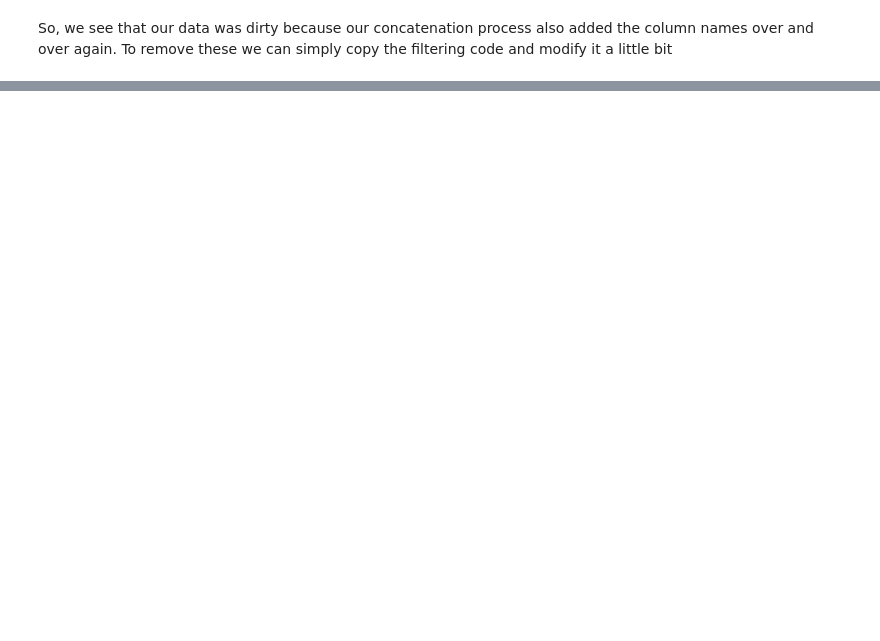
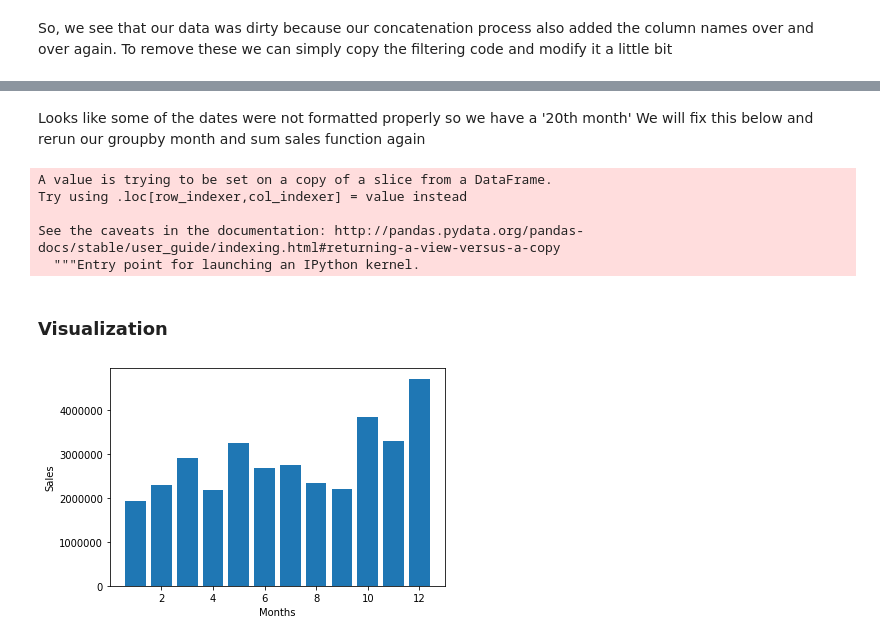
Before and after one commit to paulowe/SalesAnalytics, a Jupyter notebook: salesAnalysis.ipynb, the cells around one changed output, grey strips where cells are left out. Drawn from its saved outputs; the diff is of its cells as text; code cells hidden in the pictures; blank space fills up the shorter version.

Commit message:
matplotlib bar charts for yearly sales analysis

```diff
--- a/salesAnalysis.ipynb
+++ b/salesAnalysis.ipynb
@@ -127,0 +77,5 @@ See the caveats in the documentation: http://pandas.pydata.org/pandas-docs/stabl
+# %%
+# Month column
+all_data['Month'] = all_data['Order Date'].str[0:2]
+pd.to_numeric(all_data['Month'])
+all_data.head()
@@ -127,0 +89,8 @@ See the caveats in the documentation: http://pandas.pydata.org/pandas-docs/stabl
+# %%
+# Step 1: Multiply qty by price
+
+all_data['Quantity Ordered'] = pd.to_numeric(all_data['Quantity Ordered'])
+all_data['Price Each'] = pd.to_numeric(all_data['Price Each'])
+
+all_data['Sales'] = all_data['Quantity Ordered'] * all_data['Price Each']
+all_data.head()
@@ -127,0 +124,3 @@ See the caveats in the documentation: http://pandas.pydata.org/pandas-docs/stabl
+# %%
+wrong_month_data = all_data[all_data['Month'] == '20']
+wrong_month_data.head()
@@ -127,0 +134,28 @@ See the caveats in the documentation: http://pandas.pydata.org/pandas-docs/stabl
+# %% [markdown]
+Looks like some of the dates were not formatted properly so we have a '20th month'
+We will fix this below and rerun our groupby month and sum sales function again
+# %%
+wrong_month_data['Month'] = wrong_month_data['Order Date'].str[5:7]
+
+wrong_month_data.head()
+
+all_data[all_data['Month'] == '20'] = wrong_month_data
+results = all_data.groupby('Month').sum()
+# %% [output]
+A value is trying to be set on a copy of a slice from a DataFrame.
+Try using .loc[row_indexer,col_indexer] = value instead
+
+See the caveats in the documentation: http://pandas.pydata.org/pandas-docs/stable/user_guide/indexing.html#returning-a-view-versus-a-copy
+  """Entry point for launching an IPython kernel.
+# %% [markdown]
+### Visualization
+# %%
+import matplotlib.pyplot as plt
+
+months = range(1, 13)
+plt.ylabel('Sales')
+plt.xlabel('Months')
+plt.bar(months, results['Sales'])
+plt.show()
+# %% [output]
+[figure, added]
```
Also changed, not shown: parts of 15 cells of this notebook.
